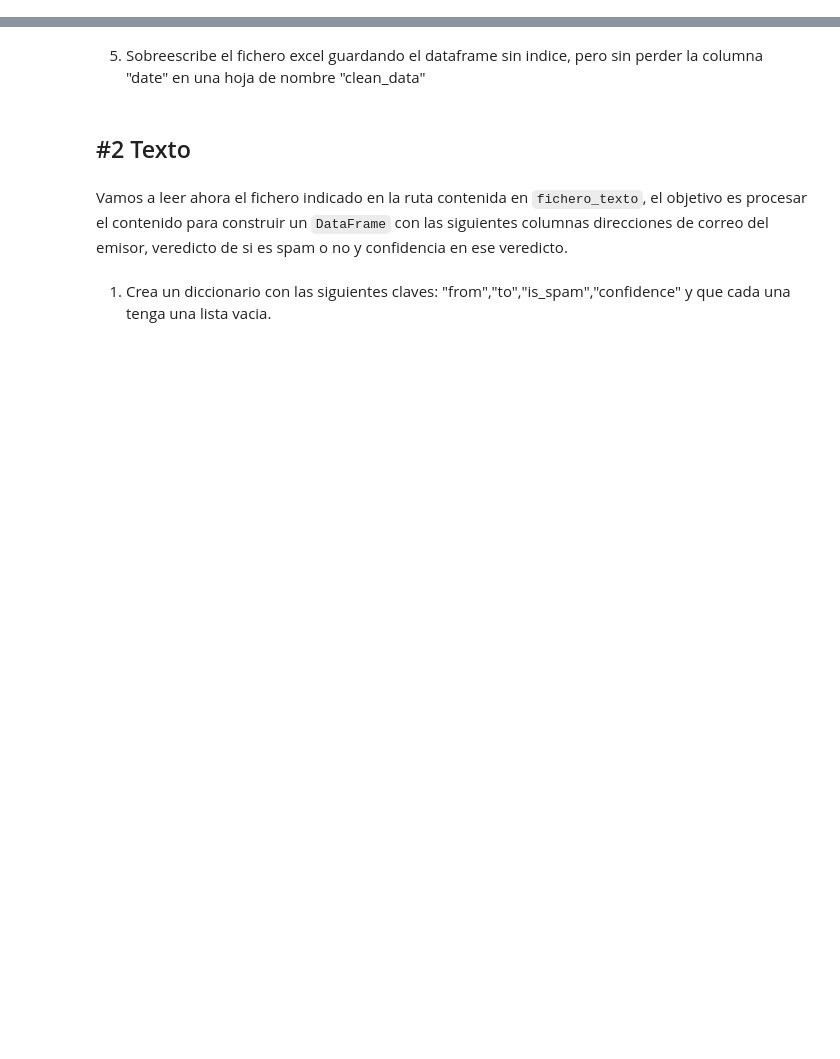
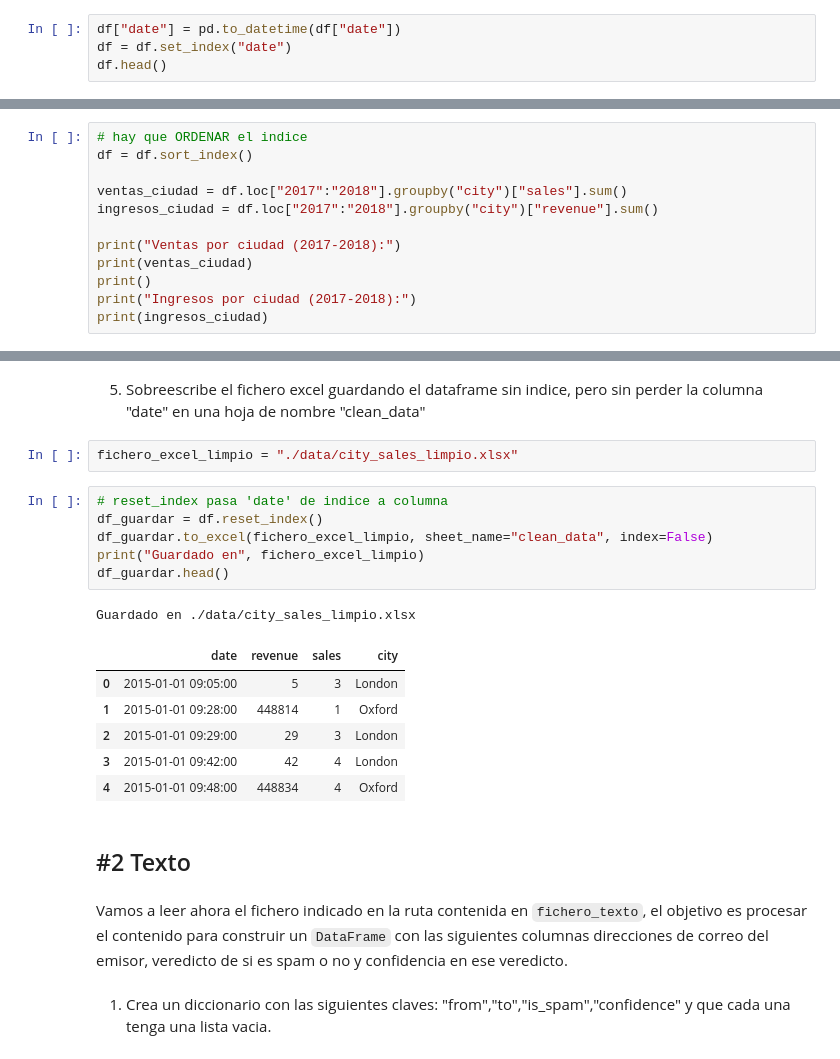
Before and after one commit to RobertTatillo/DS-Online-Robert, a Jupyter notebook: 03_Data_Analysis/Sprint_05/Unidad_02_Procesado_Datos_Internos_Ficheros/03_Practica_Obligatoria/18_Practica_Obligatoria_Ficheros.ipynb, the cells around one changed output, grey strips where cells are left out. Drawn from its saved outputs; the diff is of its cells as text; blank space fills up the shorter version.

```diff
--- a/03_Data_Analysis/Sprint_05/Unidad_02_Procesado_Datos_Internos_Ficheros/03_Practica_Obligatoria/18_Practica_Obligatoria_Ficheros.ipynb
+++ b/03_Data_Analysis/Sprint_05/Unidad_02_Procesado_Datos_Internos_Ficheros/03_Practica_Obligatoria/18_Practica_Obligatoria_Ficheros.ipynb
@@ -33,2 +102,6 @@ Vamos a empezar trabajando con el fichero excel.
 # %% [markdown]
 4. Convierte el campo "date" a un datetime. Conviertelo en el índice del `DataFrame`
+# %%
+df["date"] = pd.to_datetime(df["date"])
+df = df.set_index("date")
+df.head()
@@ -35,2 +116,14 @@ Vamos a empezar trabajando con el fichero excel.
 # %% [markdown]
 5. Muestra las ventas agrupadas por ciudad entre 2017 y 2018 y lo mismo con los ingresos ("revenue")
+# %%
+# hay que ORDENAR el indice
+df = df.sort_index()
+
+ventas_ciudad = df.loc["2017":"2018"].groupby("city")["sales"].sum()
+ingresos_ciudad = df.loc["2017":"2018"].groupby("city")["revenue"].sum()
+
+print("Ventas por ciudad (2017-2018):")
+print(ventas_ciudad)
+print()
+print("Ingresos por ciudad (2017-2018):")
+print(ingresos_ciudad)
@@ -37,5 +146,21 @@ Vamos a empezar trabajando con el fichero excel.
 # %% [markdown]
 5. Sobreescribe el fichero excel guardando el dataframe sin indice, pero sin perder la columna "date" en una hoja de nombre "clean_data"
+# %%
+fichero_excel_limpio = "./data/city_sales_limpio.xlsx"
+# %%
+# reset_index pasa 'date' de indice a columna
+df_guardar = df.reset_index()
+df_guardar.to_excel(fichero_excel_limpio, sheet_name="clean_data", index=False)
+print("Guardado en", fichero_excel_limpio)
+df_guardar.head()
+# %% [output]
+Guardado en ./data/city_sales_limpio.xlsx
+|  | date | revenue | sales | city |
+| 0 | 2015-01-01 09:05:00 | 5 | 3 | London |
+| 1 | 2015-01-01 09:28:00 | 448814 | 1 | Oxford |
+| 2 | 2015-01-01 09:29:00 | 29 | 3 | London |
+| 3 | 2015-01-01 09:42:00 | 42 | 4 | London |
+| 4 | 2015-01-01 09:48:00 | 448834 | 4 | Oxford |
 # %% [markdown]
 ## #2 Texto
 # %% [markdown]
```
Also changed, not shown: parts of 19 cells of this notebook, 9 other files.
